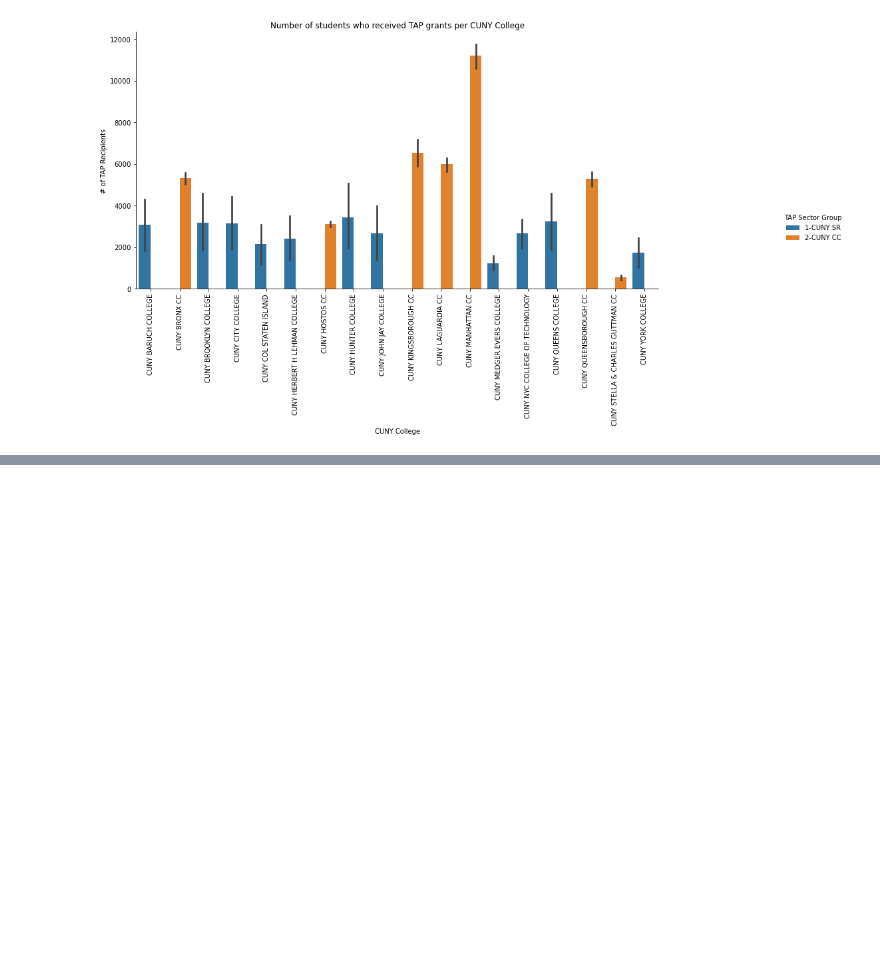
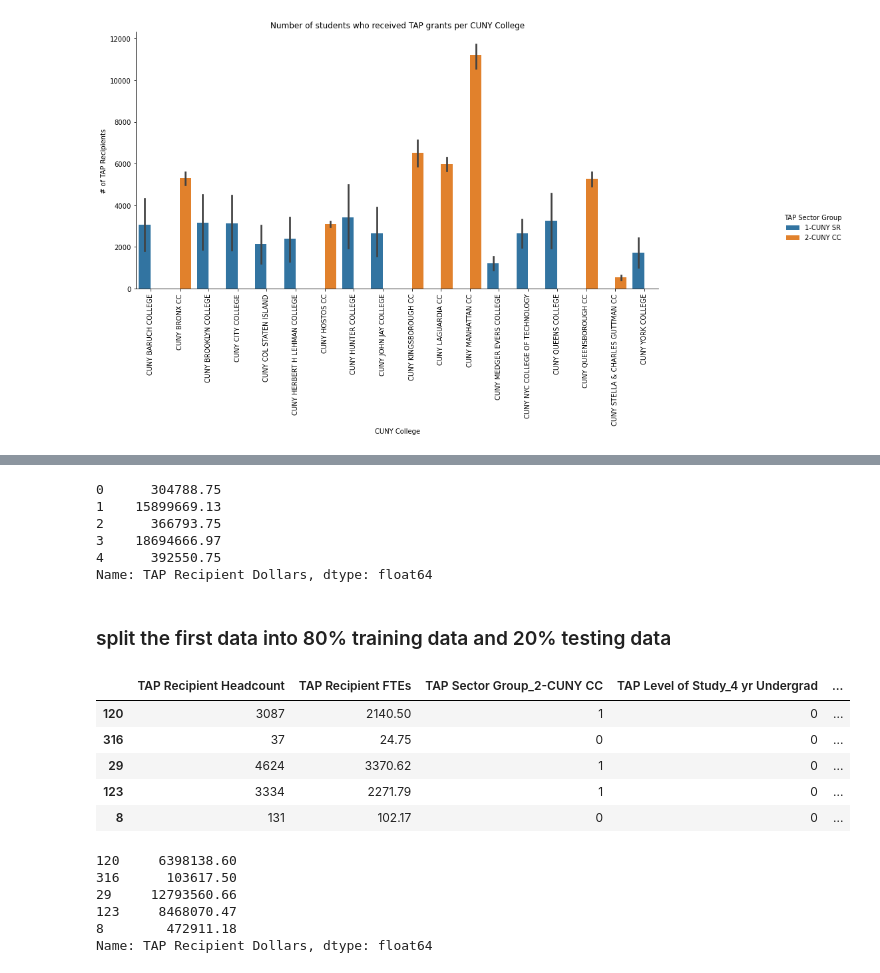
Before and after one commit to agyapongeli77/data-science-project, a Jupyter notebook: Project - MAT 328 Techniques In Data Science.ipynb, the cells around one changed output, grey strips where cells are left out. Cells and saved outputs as stored; diff of their text form; code cells hidden in the pictures; blank space fills up the shorter version.

```diff
--- a/Project - MAT 328 Techniques In Data Science.ipynb
+++ b/Project - MAT 328 Techniques In Data Science.ipynb
@@ -172,0 +211,34 @@ Text(0.5, 6.79999999999999, 'CUNY College')
+# %%
+# create a new Series of the dependent variable
+
+y = cuny_tap_data_new["TAP Recipient Dollars"]
+y.head()
+# %% [output]
+0      304788.75
+1    15899669.13
+2      366793.75
+3    18694666.97
+4      392550.75
+Name: TAP Recipient Dollars, dtype: float64
+# %% [markdown]
+### split the first data into 80% training data and 20% testing data
+# %%
+x_train, x_test, y_train, y_test = train_test_split(x, y, test_size=0.2)
+# %%
+x_train.head()
+# %% [output]
+|  | TAP Recipient Headcount | TAP Recipient FTEs | TAP Sector Group_2-CUNY CC | TAP Level of Study_4 yr Undergrad | ... |
+| 120 | 3087 | 2140.50 | 1 | 0 | ... |
+| 316 | 37 | 24.75 | 0 | 0 | ... |
+| 29 | 4624 | 3370.62 | 1 | 0 | ... |
+| 123 | 3334 | 2271.79 | 1 | 0 | ... |
+| 8 | 131 | 102.17 | 0 | 0 | ... |
+# %%
+y_train.head()
+# %% [output]
+120     6398138.60
+316      103617.50
+29     12793560.66
+123     8468070.47
+8        472911.18
+Name: TAP Recipient Dollars, dtype: float64
```
Also changed, not shown: parts of 42 cells of this notebook.
